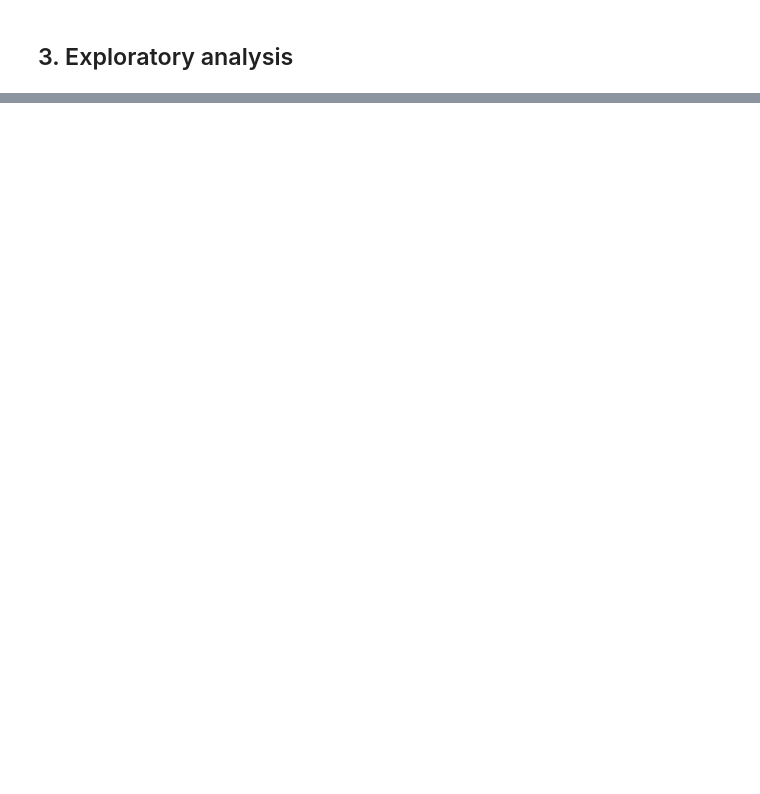
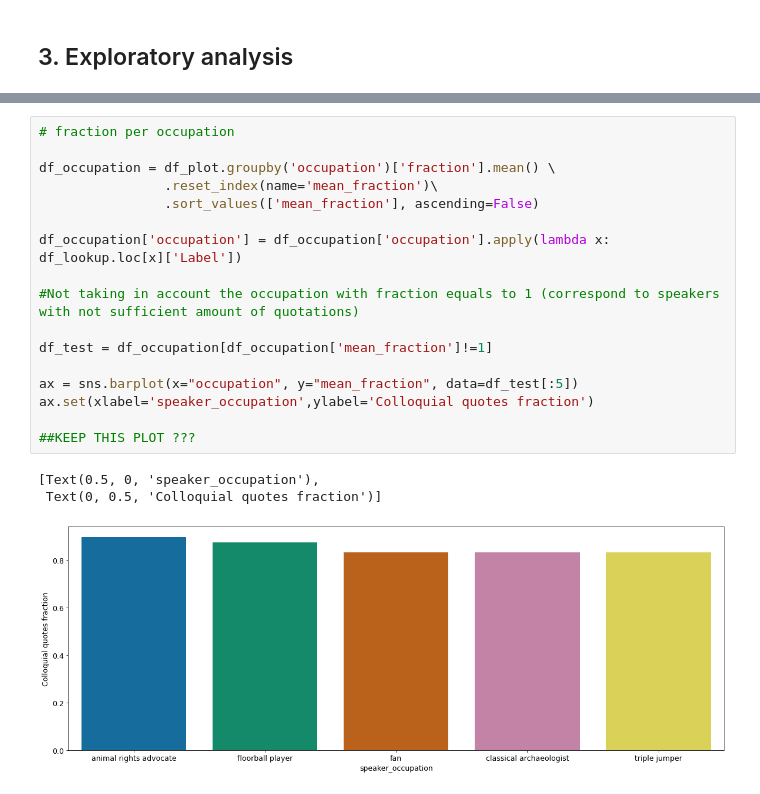
Before and after one commit to epfl-ada/ada-2021-project-adacadabra, a Jupyter notebook: ANALYSIS/Exploratory_stats_speakers.ipynb, the cells around one changed output, grey strips where cells are left out. Drawn from its saved outputs; the diff is of its cells as text; blank space fills up the shorter version.

```diff
--- a/ANALYSIS/Exploratory_stats_speakers.ipynb
+++ b/ANALYSIS/Exploratory_stats_speakers.ipynb
@@ -211,0 +198,21 @@ len(df_merged)
+# %%
+# fraction per occupation
+
+df_occupation = df_plot.groupby('occupation')['fraction'].mean() \
+                .reset_index(name='mean_fraction')\
+                .sort_values(['mean_fraction'], ascending=False)
+
+df_occupation['occupation'] = df_occupation['occupation'].apply(lambda x: df_lookup.loc[x]['Label'])
+
+#Not taking in account the occupation with fraction equals to 1 (correspond to speakers with not sufficient amount of quotations)
+
+df_test = df_occupation[df_occupation['mean_fraction']!=1]
+
+ax = sns.barplot(x="occupation", y="mean_fraction", data=df_test[:5])
+ax.set(xlabel='speaker_occupation',ylabel='Colloquial quotes fraction')
+
+##KEEP THIS PLOT ???
+# %% [output]
+[Text(0.5, 0, 'speaker_occupation'),
+ Text(0, 0.5, 'Colloquial quotes fraction')]
+[figure, added]
```
Also changed, not shown: parts of 29 cells of this notebook, 1 other file.
